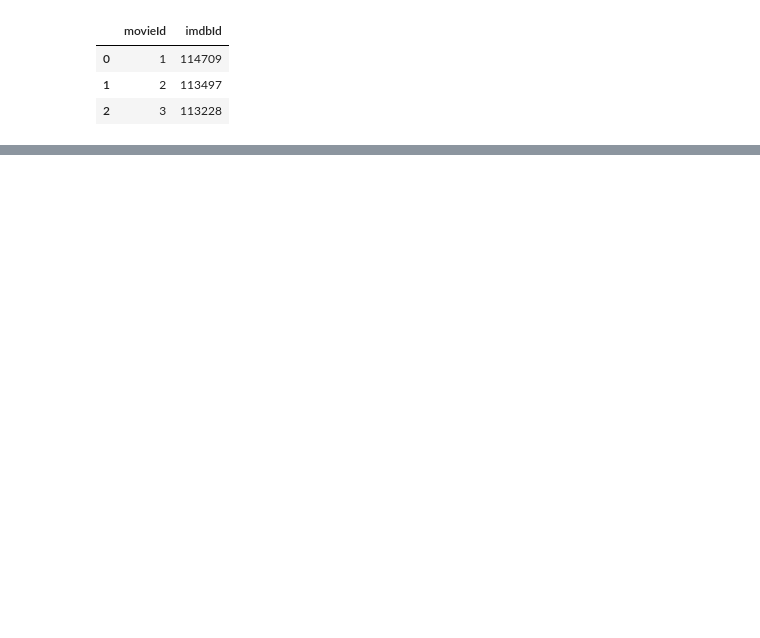
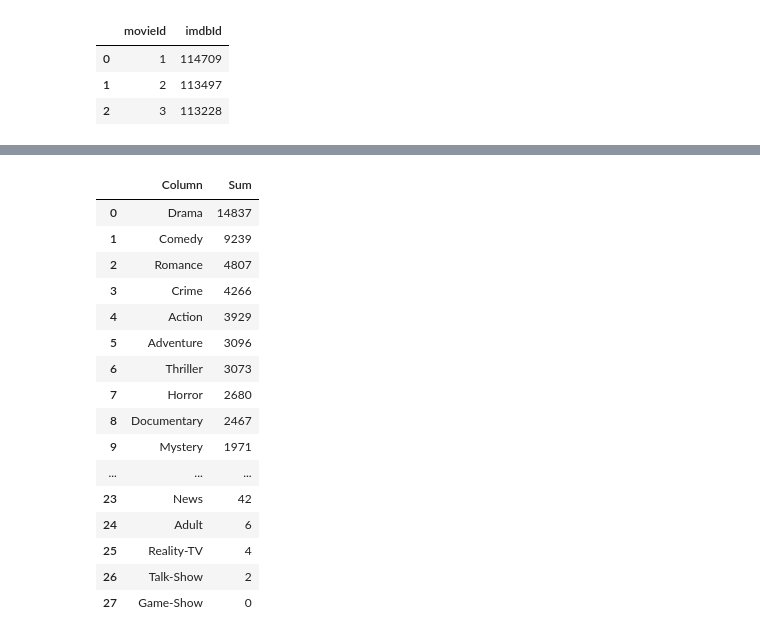
Before and after one commit to jcrigoni/grand_ml_project, a Jupyter notebook: deeper_search.ipynb, the cells around one changed output, grey strips where cells are left out. Saved outputs shown, nothing was run; the diff lists cells and outputs as text; code cells hidden in the pictures; blank space fills up the shorter version.

```diff
--- a/deeper_search.ipynb
+++ b/deeper_search.ipynb
@@ -45,0 +141,34 @@ Nombre de films dans Merge:  27212
+# %%
+# Initialiser un dictionnaire vide
+dict_column = {}
+
+# Itérer sur les colonnes de type 'int' du DataFrame
+for i in df.select_dtypes(include=['int']):
+    # Calculer la somme des valeurs pour chaque colonne
+    value = df[i].sum()
+    # Utiliser le nom de la colonne comme clé et la somme comme valeur
+    dict_column[i] = value
+
+# Convertir le dictionnaire en DataFrame
+freq_genres = pd.DataFrame(list(dict_column.items()), columns=['Column', 'Sum'])
+freq_genres = freq_genres.sort_values('Sum', ascending=False, ignore_index=True)
+# Afficher le DataFramef
+freq_genres
+# %% [output]
+|  | Column | Sum |
+| 0 | Drama | 14837 |
+| 1 | Comedy | 9239 |
+| 2 | Romance | 4807 |
+| 3 | Crime | 4266 |
+| 4 | Action | 3929 |
+| 5 | Adventure | 3096 |
+| 6 | Thriller | 3073 |
+| 7 | Horror | 2680 |
+| 8 | Documentary | 2467 |
+| 9 | Mystery | 1971 |
+| ... | ... | ... |
+| 23 | News | 42 |
+| 24 | Adult | 6 |
+| 25 | Reality-TV | 4 |
+| 26 | Talk-Show | 2 |
+| 27 | Game-Show | 0 |
```
Also changed, not shown: parts of 16 cells of this notebook.
